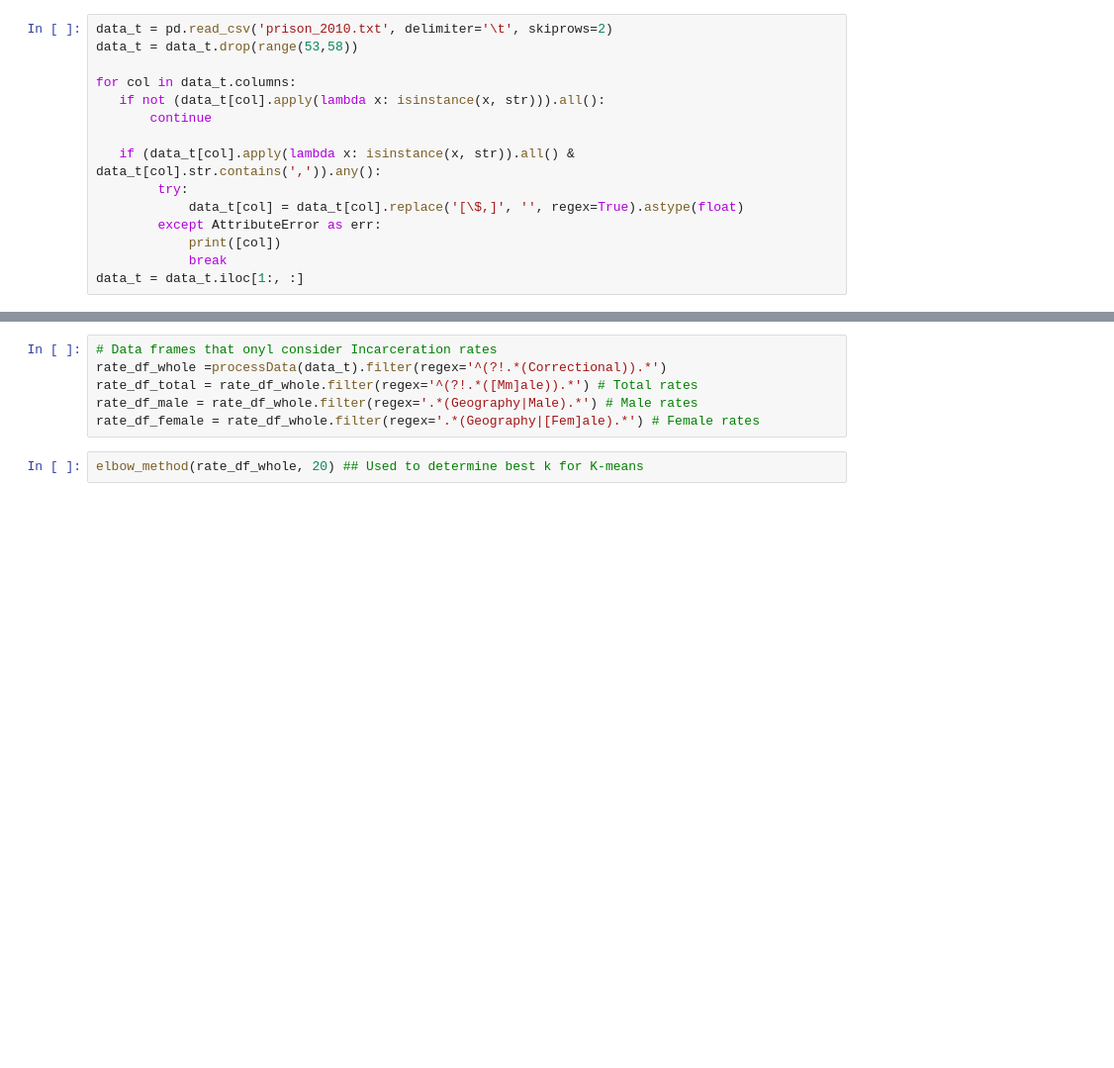
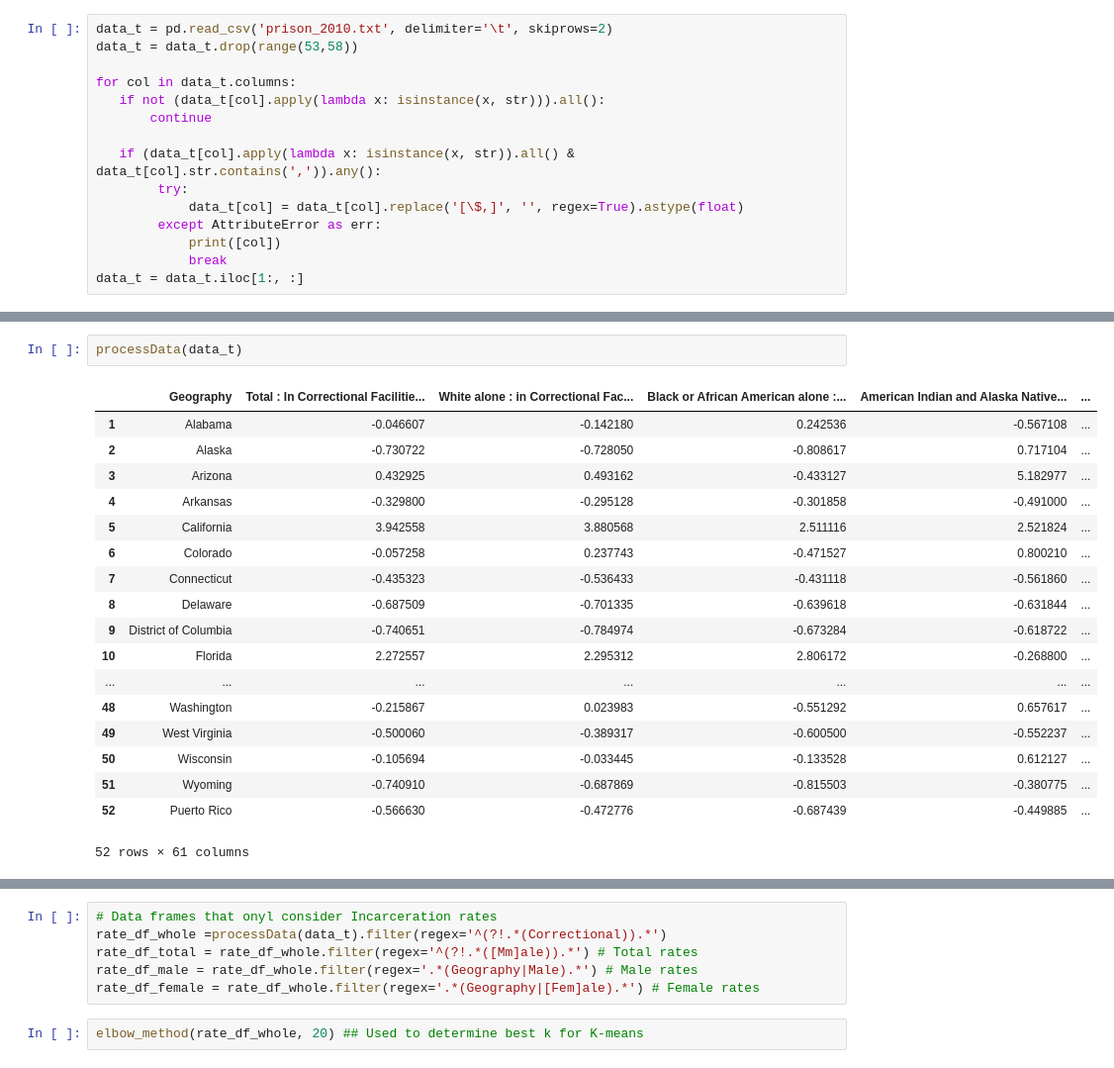
Before and after one commit to lorenzom222/CSC240_Project, a Jupyter notebook: final.ipynb, the cells around one changed output, grey strips where cells are left out. Shown at 99% size. Saved outputs shown, nothing was run; the diff lists cells and outputs as text; blank space fills up the shorter version.

```diff
--- a/final.ipynb
+++ b/final.ipynb
@@ -166,0 +197,21 @@ def elbow_method(df, n):
+# %%
+processData(data_t)
+# %% [output]
+|  | Geography | Total : In Correctional Facilitie... | White alone : in Correctional Fac... | Black or African American alone :... | American Indian and Alaska Native... | ... |
+| 1 | Alabama | -0.046607 | -0.142180 | 0.242536 | -0.567108 | ... |
+| 2 | Alaska | -0.730722 | -0.728050 | -0.808617 | 0.717104 | ... |
+| 3 | Arizona | 0.432925 | 0.493162 | -0.433127 | 5.182977 | ... |
+| 4 | Arkansas | -0.329800 | -0.295128 | -0.301858 | -0.491000 | ... |
+| 5 | California | 3.942558 | 3.880568 | 2.511116 | 2.521824 | ... |
+| 6 | Colorado | -0.057258 | 0.237743 | -0.471527 | 0.800210 | ... |
+| 7 | Connecticut | -0.435323 | -0.536433 | -0.431118 | -0.561860 | ... |
+| 8 | Delaware | -0.687509 | -0.701335 | -0.639618 | -0.631844 | ... |
+| 9 | District of Columbia | -0.740651 | -0.784974 | -0.673284 | -0.618722 | ... |
+| 10 | Florida | 2.272557 | 2.295312 | 2.806172 | -0.268800 | ... |
+| ... | ... | ... | ... | ... | ... | ... |
+| 48 | Washington | -0.215867 | 0.023983 | -0.551292 | 0.657617 | ... |
+| 49 | West Virginia | -0.500060 | -0.389317 | -0.600500 | -0.552237 | ... |
+| 50 | Wisconsin | -0.105694 | -0.033445 | -0.133528 | 0.612127 | ... |
+| 51 | Wyoming | -0.740910 | -0.687869 | -0.815503 | -0.380775 | ... |
+| 52 | Puerto Rico | -0.566630 | -0.472776 | -0.687439 | -0.449885 | ... |
+52 rows × 61 columns
```
Also changed, not shown: parts of 6 cells of this notebook, 1 other file.
